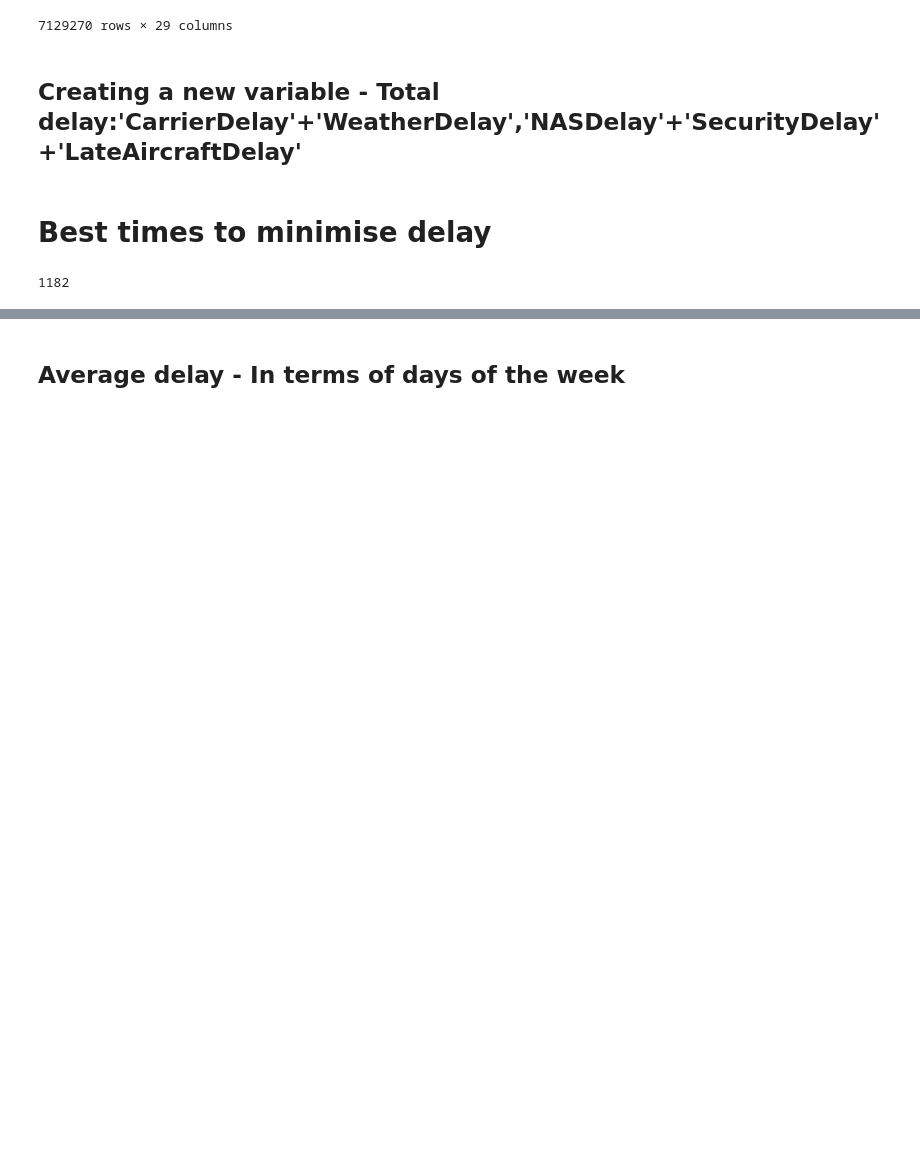
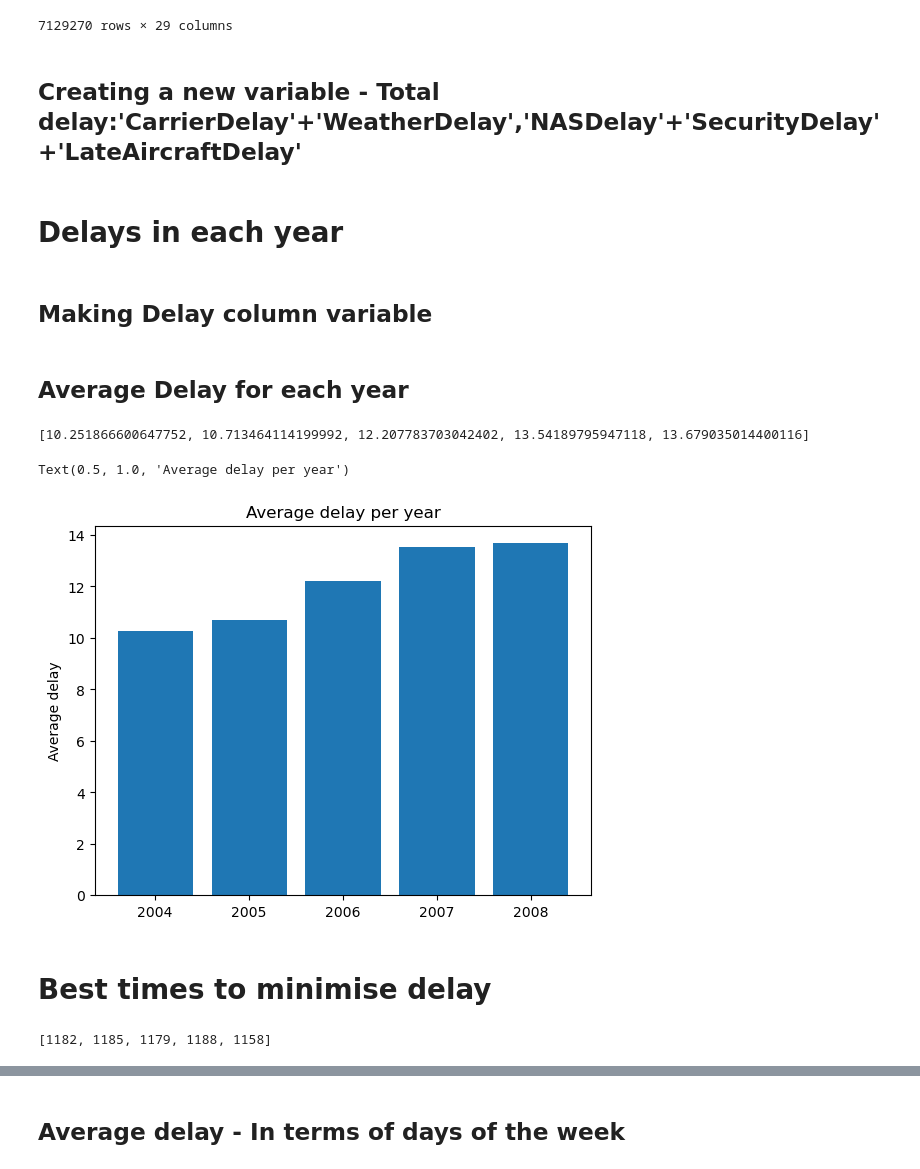
Before and after one commit to SJH1305/Coursework, a Jupyter notebook: Part 2_Q2a.ipynb, the cells around one changed output, grey strips where cells are left out. Drawn from its saved outputs; the diff is of its cells as text; code cells hidden in the pictures; blank space fills up the shorter version.

```diff
--- a/Part 2_Q2a.ipynb
+++ b/Part 2_Q2a.ipynb
@@ -79,6 +81,10 @@ df_2004
 7129270 rows × 29 columns
 # %% [markdown]
 ## Creating a new variable - Total delay:'CarrierDelay'+'WeatherDelay','NASDelay'+'SecurityDelay'+'LateAircraftDelay'
+# %% [markdown]
+# **Delays in each year**
+# %% [markdown]
+## Making Delay column variable
 # %%
 import pandas as pd
 import numpy as np
@@ -89,11 +95,44 @@ df_2005['TDelay_05']=(df_2005[['CarrierDelay','WeatherDelay','NASDelay','Securit
 df_2006['TDelay_06']=(df_2006[['CarrierDelay','WeatherDelay','NASDelay','SecurityDelay','LateAircraftDelay']].fillna(value=0).sum(axis=1))
 df_2007['TDelay_07']=(df_2007[['CarrierDelay','WeatherDelay','NASDelay','SecurityDelay','LateAircraftDelay']].fillna(value=0).sum(axis=1))
 df_2008['TDelay_08']=(df_2008[['CarrierDelay','WeatherDelay','NASDelay','SecurityDelay','LateAircraftDelay']].fillna(value=0).sum(axis=1))
+# %% [markdown]
+## Average Delay for each year
+# %%
+# making lists
+years = ['2004','2005','2006','2007','2008']
+
+avgdelay_years = [
+    df_2004['TDelay_04'].mean(),
+    df_2005['TDelay_05'].mean(),
+    df_2006['TDelay_06'].mean(),
+    df_2007['TDelay_07'].mean(),
+    df_2008['TDelay_08'].mean()
+]
+
+print(avgdelay_years)
+
+plt.bar(years, avgdelay_years)
+plt.ylabel("Average delay")
+plt.title("Average delay per year")
+# values included at the top
+# %% [output]
+[10.251866600647752, 10.713464114199992, 12.207783703042402, 13.54189795947118, 13.679035014400116]
+Text(0.5, 1.0, 'Average delay per year')
+[figure, added]
 # %% [markdown]
-# Best times to minimise delay
+# **Best times to minimise delay**
 # %%
+# Understanding how many different flights are scheduled in a day
 # counting number of uniquely scheduled flight times
-len(df_2004['CRSDepTime'].unique())
+CRStimes_2004 = len(df_2004['CRSDepTime'].unique())
+CRStimes_2005 = len(df_2005['CRSDepTime'].unique())
+CRStimes_2006 = len(df_2006['CRSDepTime'].unique())
+CRStimes_2007 = len(df_2007['CRSDepTime'].unique())
+CRStimes_2008 = len(df_2008['CRSDepTime'].unique())
+
+yearly_times_count = list((CRStimes_2004,CRStimes_2005,CRStimes_2006,CRStimes_2007,CRStimes_2008))
+
+print(yearly_times_count)
 # %% [output]
-1182
+[1182, 1185, 1179, 1188, 1158]
 # %%
```
Also changed, not shown: parts of 22 cells of this notebook, 1 other file.
